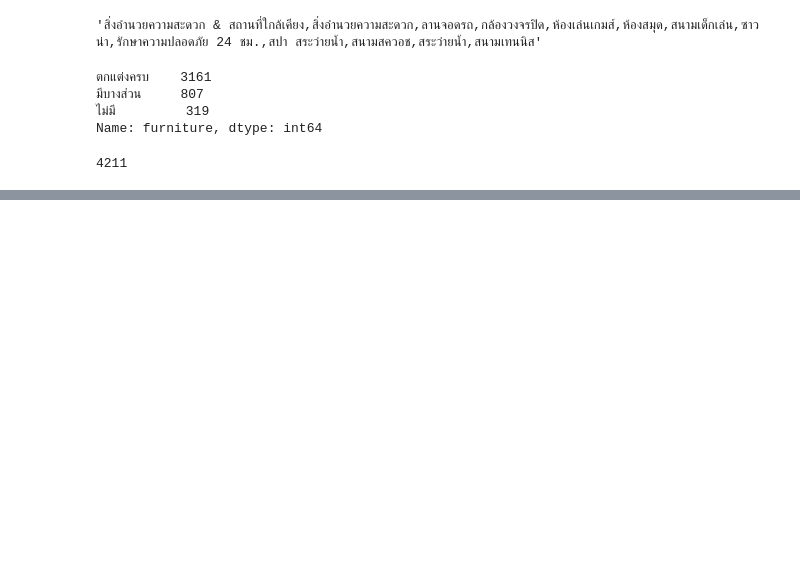
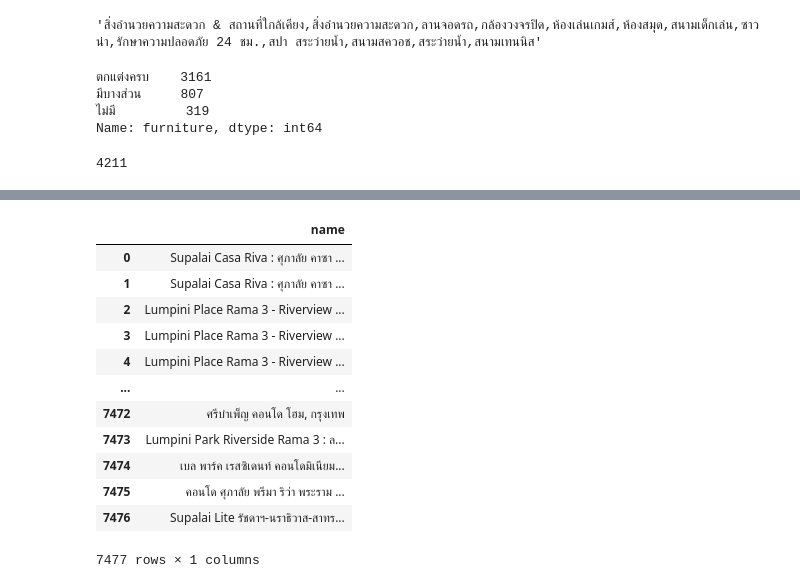
Before and after one commit to Comrade26/Condo_project, a Jupyter notebook: new_test/test.ipynb, the cells around one changed output, grey strips where cells are left out. Drawn from its saved outputs; the diff is of its cells as text; code cells hidden in the pictures; blank space fills up the shorter version.

```diff
--- a/new_test/test.ipynb
+++ b/new_test/test.ipynb
@@ -112,3 +112,20 @@ df.head()
 | 2 | Lumpini Place Rama 3 - Riverview ... | 2500000.0 | กรุงเทพ | บางคอแหลม | บางโคล่ | 1.0 | 1.0 | 39.0 | 2004.0 | NaN | ... |
 | 3 | Lumpini Place Rama 3 - Riverview ... | 3100000.0 | กรุงเทพ | บางคอแหลม | บางโคล่ | 1.0 | 1.0 | 40.0 | 2004.0 | NaN | ... |
 | 4 | Lumpini Place Rama 3 - Riverview ... | 28500000.0 | กรุงเทพ | บางคอแหลม | บางโคล่ | 1.0 | 1.0 | 39.0 | 2004.0 | NaN | ... |
+# %%
+pd.set_option('display.max_colwidth', 1000)
+df[["name"]]
+# %% [output]
+|  | name |
+| 0 | Supalai Casa Riva : ศุภาลัย คาซา ... |
+| 1 | Supalai Casa Riva : ศุภาลัย คาซา ... |
+| 2 | Lumpini Place Rama 3 - Riverview ... |
+| 3 | Lumpini Place Rama 3 - Riverview ... |
+| 4 | Lumpini Place Rama 3 - Riverview ... |
+| ... | ... |
+| 7472 | ศรีบำเพ็ญ คอนโด โฮม, กรุงเทพ |
+| 7473 | Lumpini Park Riverside Rama 3 : ล... |
+| 7474 | เบล พาร์ค เรสซิเดนท์ คอนโดมิเนียม... |
+| 7475 | คอนโด ศุภาลัย พรีมา ริว่า พระราม ... |
+| 7476 | Supalai Lite รัชดาฯ-นราธิวาส-สาทร... |
+7477 rows × 1 columns
```
Also changed, not shown: parts of 8 cells of this notebook, 1 other file.
